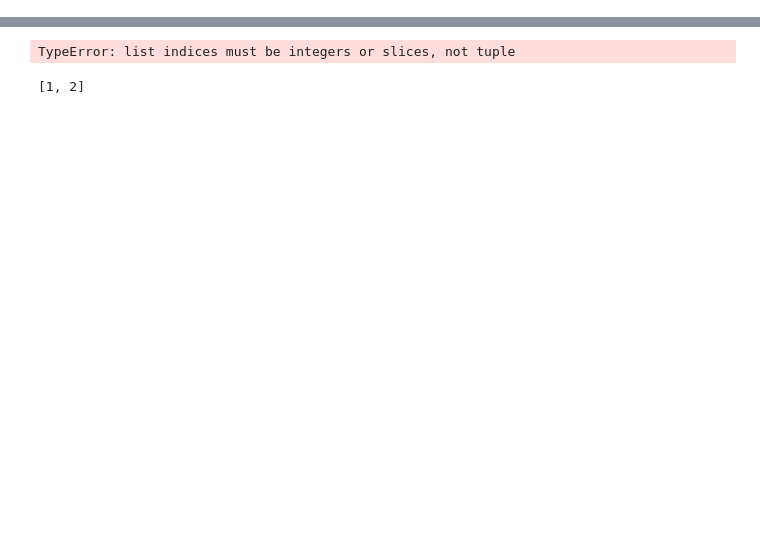
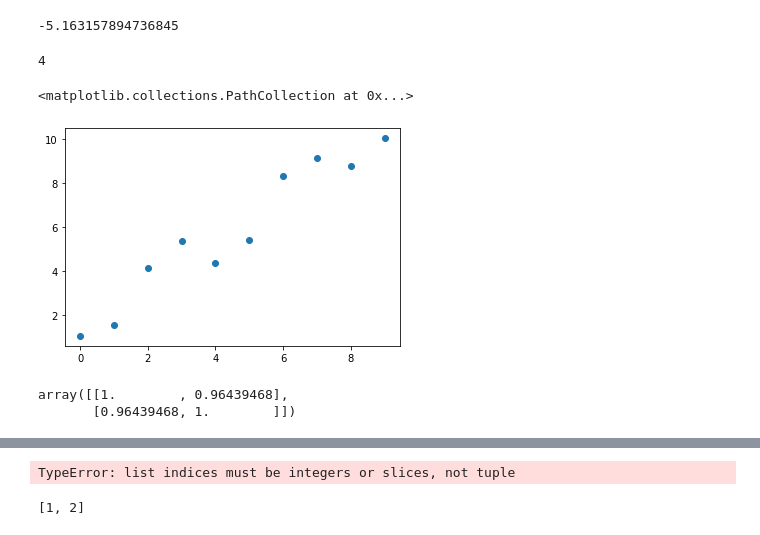
Before and after one commit to ajipalar/pynet, a Jupyter notebook: pyext/apms_restraint_test.ipynb, the cells around one changed output, grey strips where cells are left out. Cells and saved outputs as stored; diff of their text form; code cells hidden in the pictures; blank space fills up the shorter version.

```diff
--- a/pyext/apms_restraint_test.ipynb
+++ b/pyext/apms_restraint_test.ipynb
@@ -230,0 +409,20 @@ plt.show()
+# %%
+pc(-0.9, -0.9, -0.9)
+# %% [output]
+-5.163157894736845
+# %%
+(-2)**2
+# %% [output]
+4
+# %%
+x = np.arange(0, 10)
+y = x + 3*np.random.rand(10)
+plt.scatter(x, y)
+# %% [output]
+<matplotlib.collections.PathCollection at 0x...>
+[figure, added]
+# %%
+np.corrcoef(x, y)
+# %% [output]
+array([[1.        , 0.96439468],
+       [0.96439468, 1.        ]])
```
Also changed, not shown: parts of 15 cells of this notebook.
